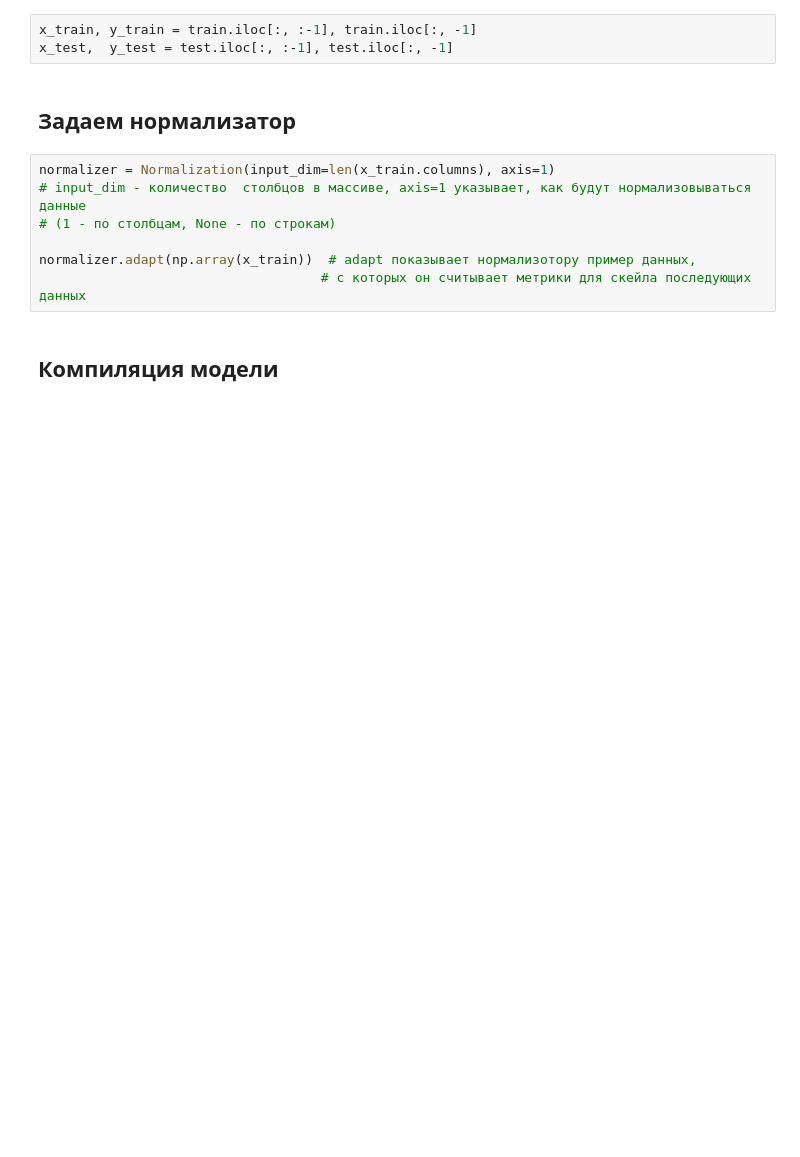
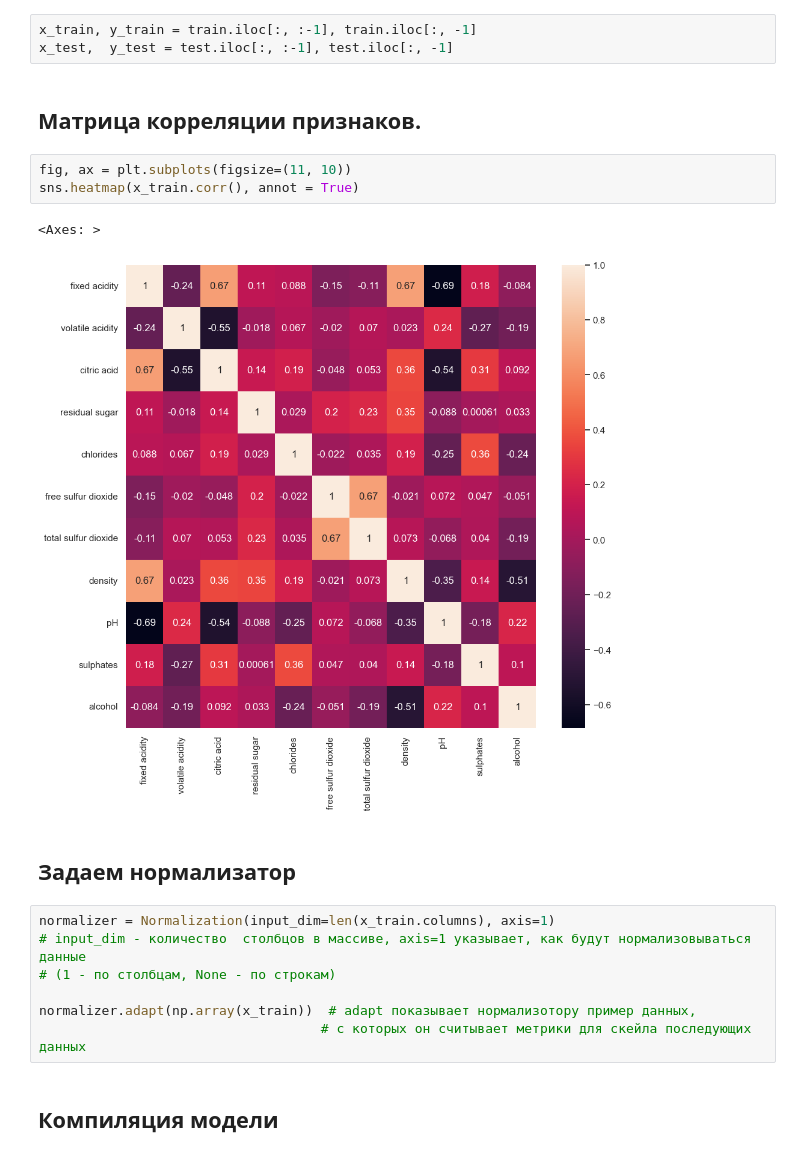
Before and after one commit to EgrSid/ML, a Jupyter notebook: IMPORTANT_PROGGRAMES/TF/tf_regression.ipynb, the cells around one changed output. Saved outputs shown, nothing was run; the diff lists cells and outputs as text; blank space fills up the shorter version.

```diff
--- a/IMPORTANT_PROGGRAMES/TF/tf_regression.ipynb
+++ b/IMPORTANT_PROGGRAMES/TF/tf_regression.ipynb
@@ -107,6 +120,14 @@ test
 # %%
 x_train, y_train = train.iloc[:, :-1], train.iloc[:, -1]
 x_test,  y_test = test.iloc[:, :-1], test.iloc[:, -1]
+# %% [markdown]
+## Матрица корреляции признаков.
+# %%
+fig, ax = plt.subplots(figsize=(11, 10))
+sns.heatmap(x_train.corr(), annot = True)
+# %% [output]
+<Axes: >
+[figure, added]
 # %% [markdown]
 ## Задаем нормализатор
 # %%
```
Also changed, not shown: parts of 9 cells of this notebook.
